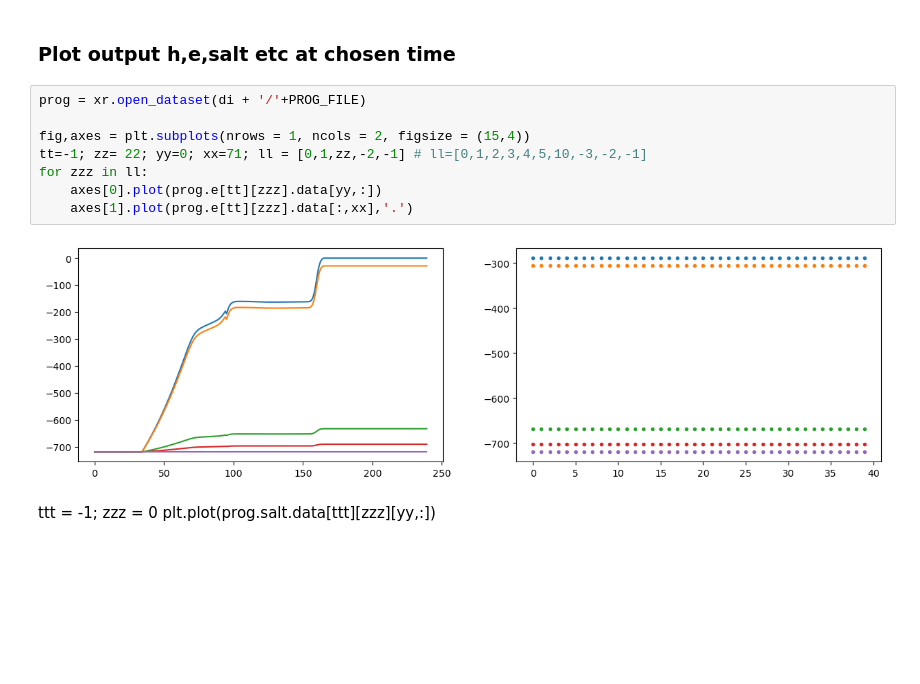
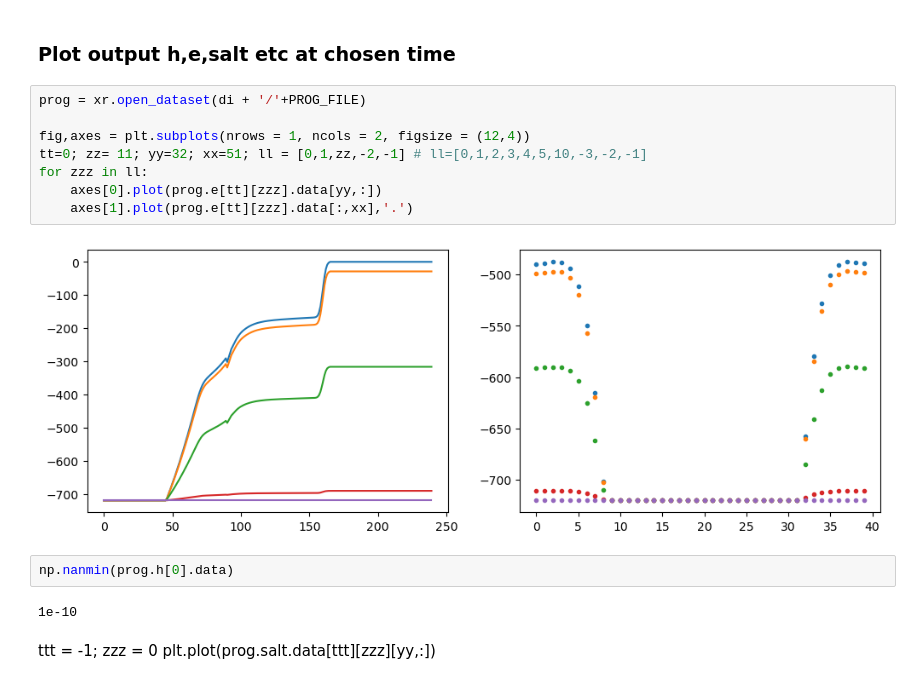
Before and after one commit to yungcm/MOM6-examples, a Jupyter notebook: ocean_only/seamount/ice_to_rock/analysis.ipynb, the cells around one changed output. Saved outputs shown, nothing was run; the diff lists cells and outputs as text; blank space fills up the shorter version.

```diff
--- a/ocean_only/seamount/ice_to_rock/analysis.ipynb
+++ b/ocean_only/seamount/ice_to_rock/analysis.ipynb
@@ -58,13 +205,17 @@ plt.show()
 # %%
 prog = xr.open_dataset(di + '/'+PROG_FILE)
 
-fig,axes = plt.subplots(nrows = 1, ncols = 2, figsize = (15,4))
-tt=-1; zz= 22; yy=0; xx=71; ll = [0,1,zz,-2,-1] # ll=[0,1,2,3,4,5,10,-3,-2,-1]
+fig,axes = plt.subplots(nrows = 1, ncols = 2, figsize = (12,4))
+tt=0; zz= 11; yy=32; xx=51; ll = [0,1,zz,-2,-1] # ll=[0,1,2,3,4,5,10,-3,-2,-1]
 for zzz in ll:
     axes[0].plot(prog.e[tt][zzz].data[yy,:])
     axes[1].plot(prog.e[tt][zzz].data[:,xx],'.')
 # %% [output]
-[figure, old version]
+[figure, new version]
+# %%
+np.nanmin(prog.h[0].data)
+# %% [output]
+1e-10
 # %% [markdown]
 ttt = -1; zzz = 0
 plt.plot(prog.salt.data[ttt][zzz][yy,:])
```
Also changed, not shown: parts of 42 cells of this notebook, 8 other files.
